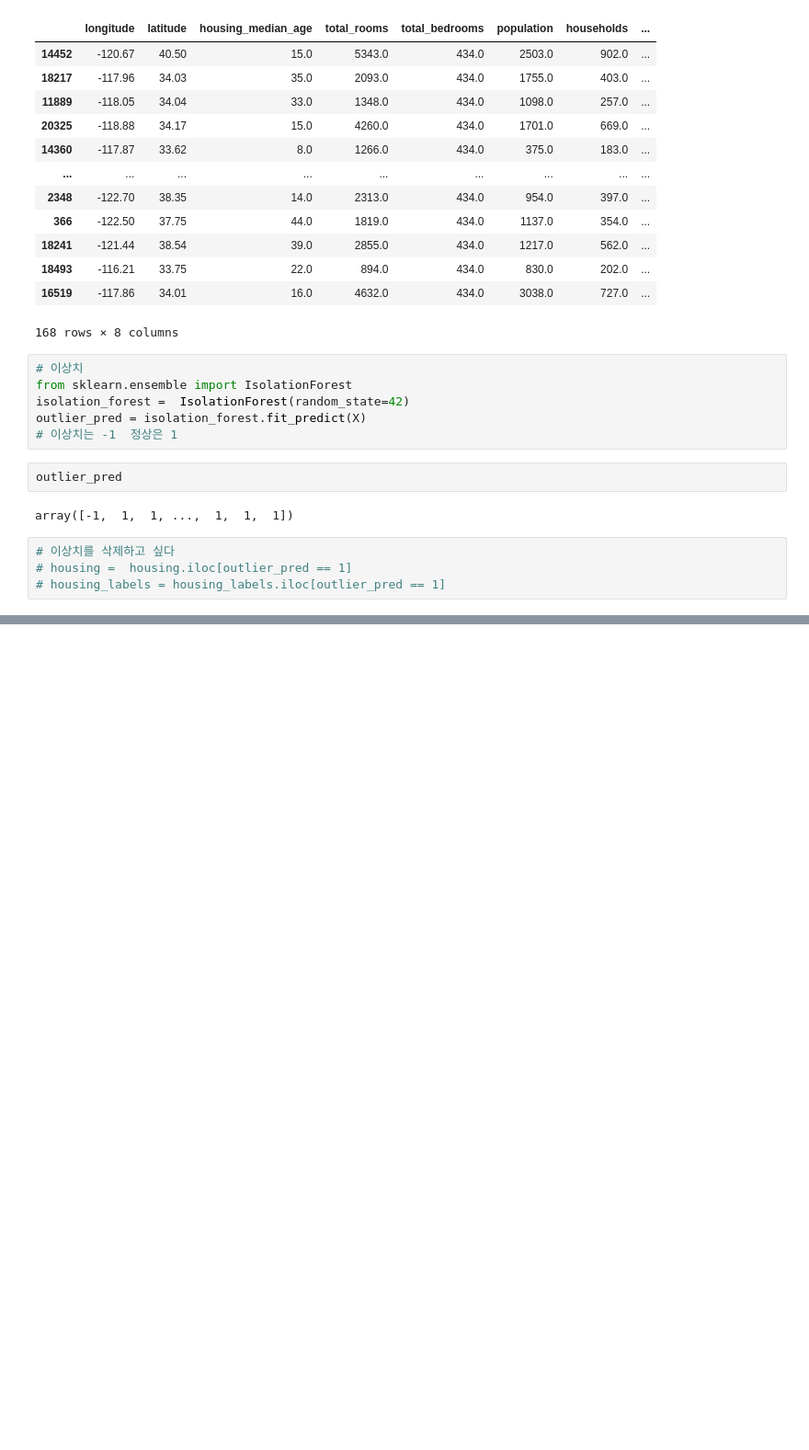
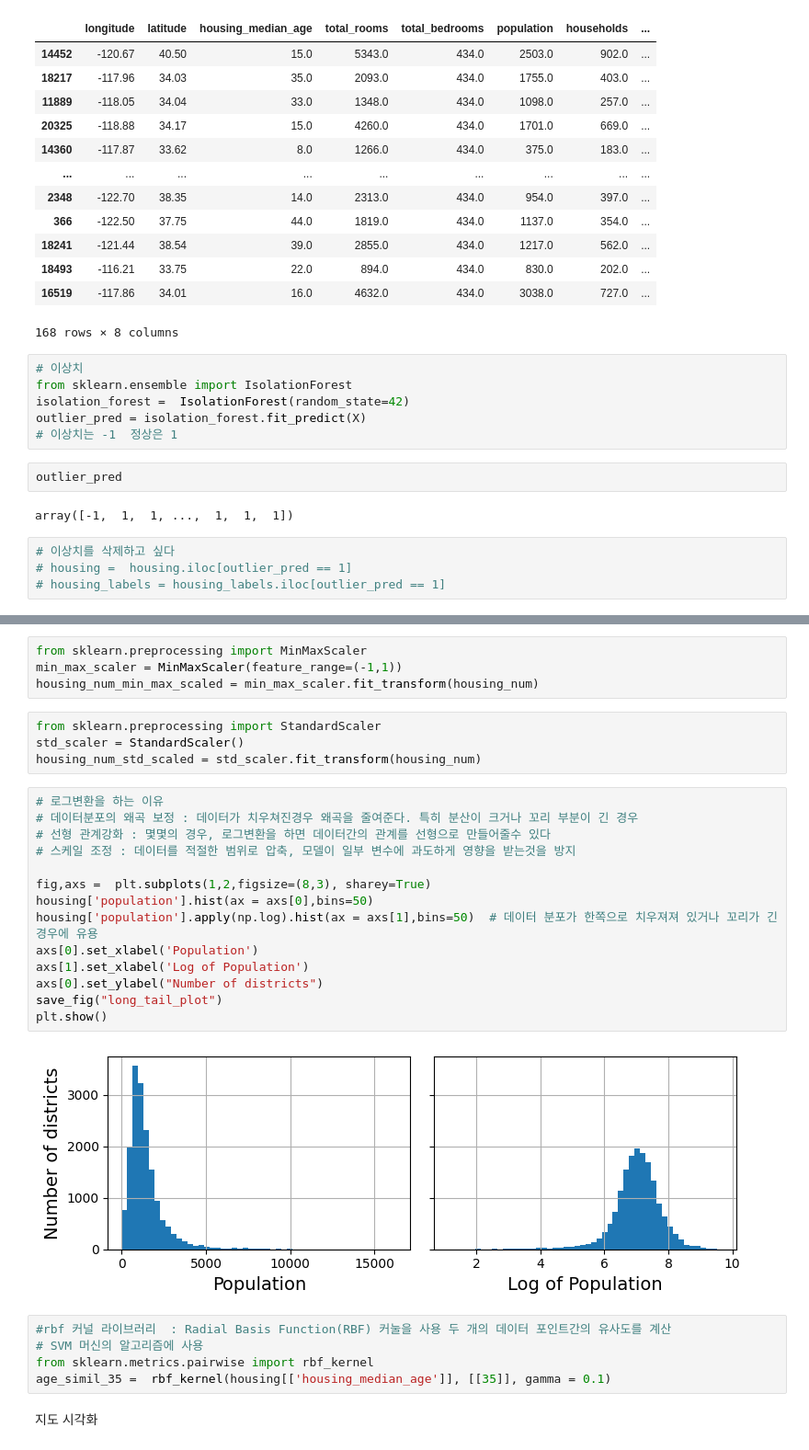
Before and after one commit to leekyuyoung202306/PYTHON, a Jupyter notebook: 21주차/머신러닝_프로젝트_a_z.ipynb, the cells around one changed output, grey strips where cells are left out. Shown at 92% size. Drawn from its saved outputs; the diff is of its cells as text; blank space fills up the shorter version.

```diff
--- a/21주차/머신러닝_프로젝트_a_z.ipynb
+++ b/21주차/머신러닝_프로젝트_a_z.ipynb
@@ -314,0 +419,31 @@ array([-1,  1,  1, ...,  1,  1,  1])
+# %%
+from sklearn.preprocessing import MinMaxScaler
+min_max_scaler = MinMaxScaler(feature_range=(-1,1))
+housing_num_min_max_scaled = min_max_scaler.fit_transform(housing_num)
+# %%
+from sklearn.preprocessing import StandardScaler
+std_scaler = StandardScaler()
+housing_num_std_scaled = std_scaler.fit_transform(housing_num)
+# %%
+# 로그변환을 하는 이유
+# 데이터분포의 왜곡 보정 : 데이터가 치우쳐진경우 왜곡을 줄여준다. 특히 분산이 크거나 꼬리 부분이 긴 경우
+# 선형 관계강화 : 몇몇의 경우, 로그변환을 하면 데이터간의 관계를 선형으로 만들어줄수 있다
+# 스케일 조정 : 데이터를 적절한 범위로 압축, 모델이 일부 변수에 과도하게 영향을 받는것을 방지
+
+fig,axs =  plt.subplots(1,2,figsize=(8,3), sharey=True)
+housing['population'].hist(ax = axs[0],bins=50)
+housing['population'].apply(np.log).hist(ax = axs[1],bins=50)  # 데이터 분포가 한쪽으로 치우져져 있거나 꼬리가 긴 경우에 유용
+axs[0].set_xlabel('Population')
+axs[1].set_xlabel('Log of Population')
+axs[0].set_ylabel("Number of districts")
+save_fig("long_tail_plot")
+plt.show()
+# %% [output]
+[figure, added]
+# %%
+#rbf 커널 라이브러리  : Radial Basis Function(RBF) 커눌을 사용 두 개의 데이터 포인트간의 유사도를 계산
+# SVM 머신의 알고리즘에 사용
+from sklearn.metrics.pairwise import rbf_kernel
+age_simil_35 =  rbf_kernel(housing[['housing_median_age']], [[35]], gamma = 0.1)
+# %% [markdown]
+지도 시각화
```
Also changed, not shown: parts of 28 cells of this notebook.
